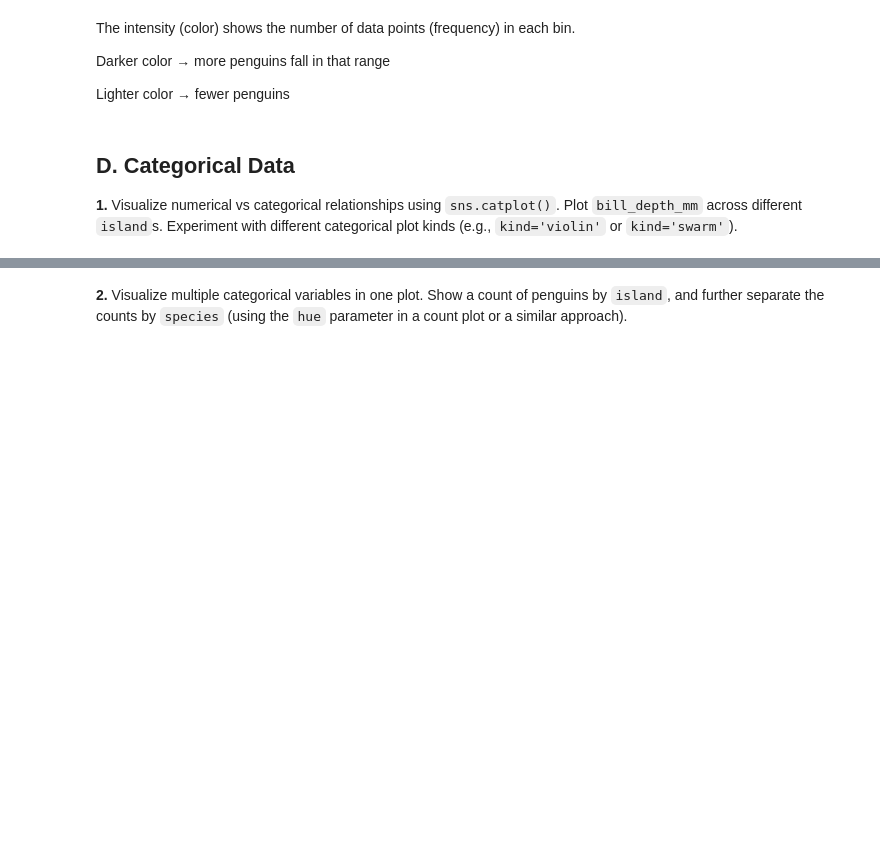
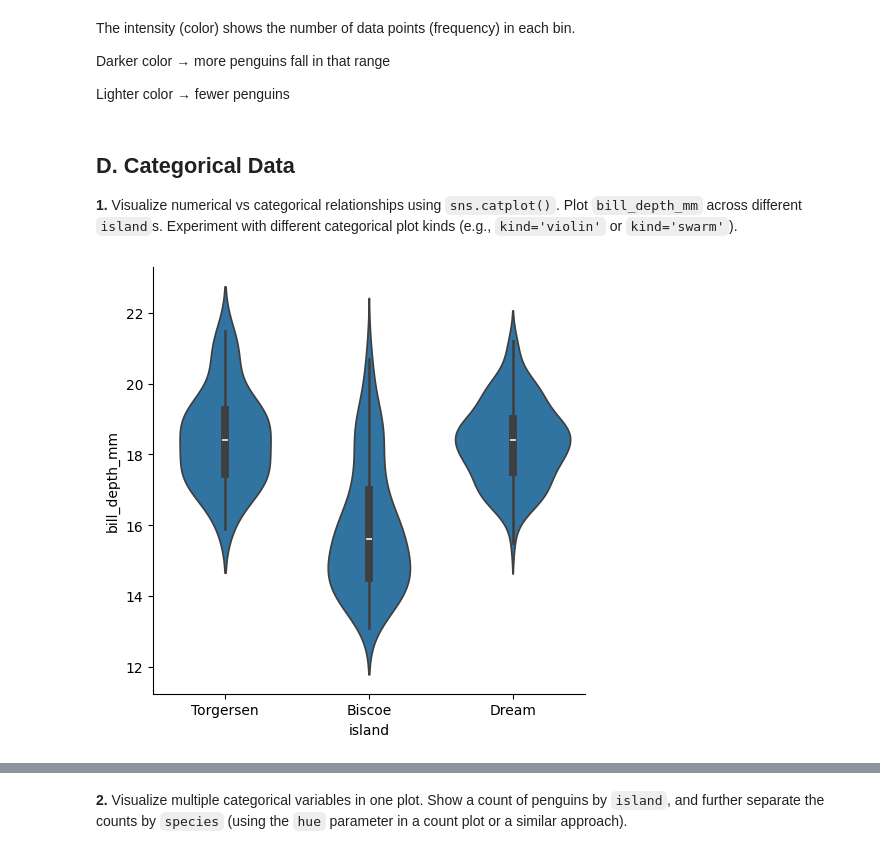
Before and after one commit to ibtihalalf/Exercises1, a Jupyter notebook: Week2/M3/m3_2_exercise.ipynb, the cells around one changed output, grey strips where cells are left out. Cells and saved outputs as stored; diff of their text form; code cells hidden in the pictures; blank space fills up the shorter version.

```diff
--- a/Week2/M3/m3_2_exercise.ipynb
+++ b/Week2/M3/m3_2_exercise.ipynb
@@ -177,0 +176,11 @@ Lighter color → fewer penguins
+# %%
+sns.catplot(
+    data=penguins,
+    x="island",
+    y="bill_depth_mm",
+    kind="violin"
+)
+
+plt.show()
+# %% [output]
+[figure, added]
```
Also changed, not shown: parts of 4 cells of this notebook.
